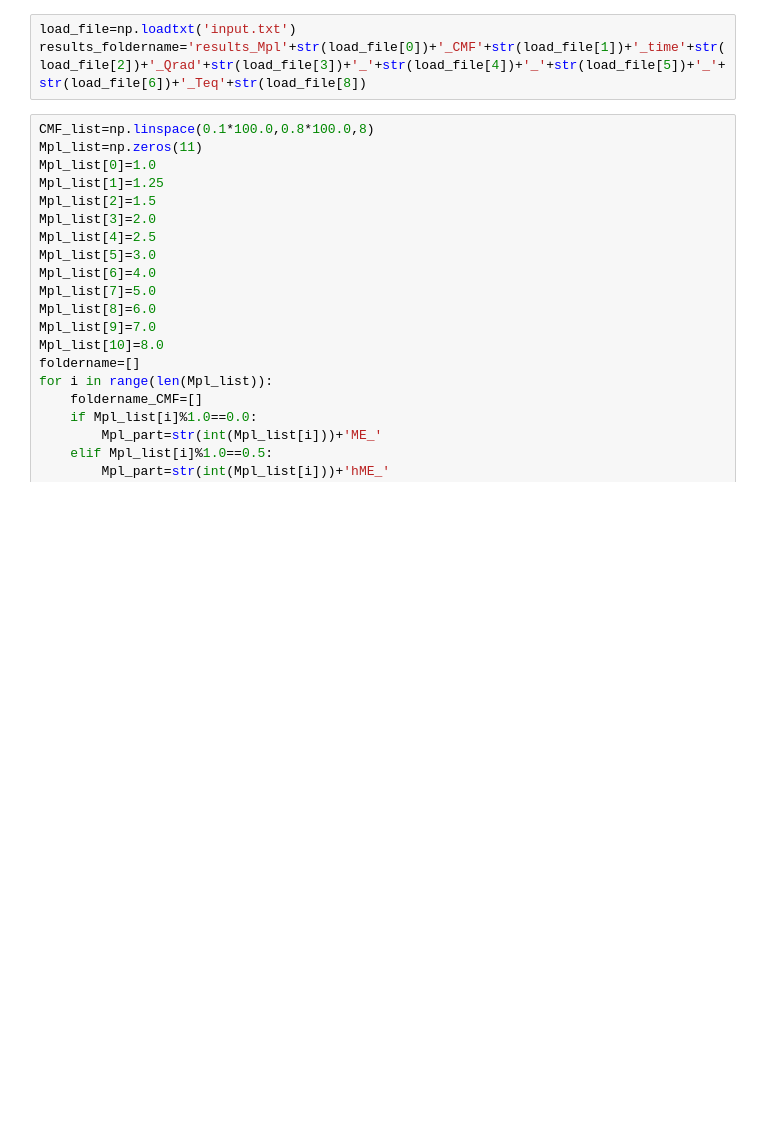
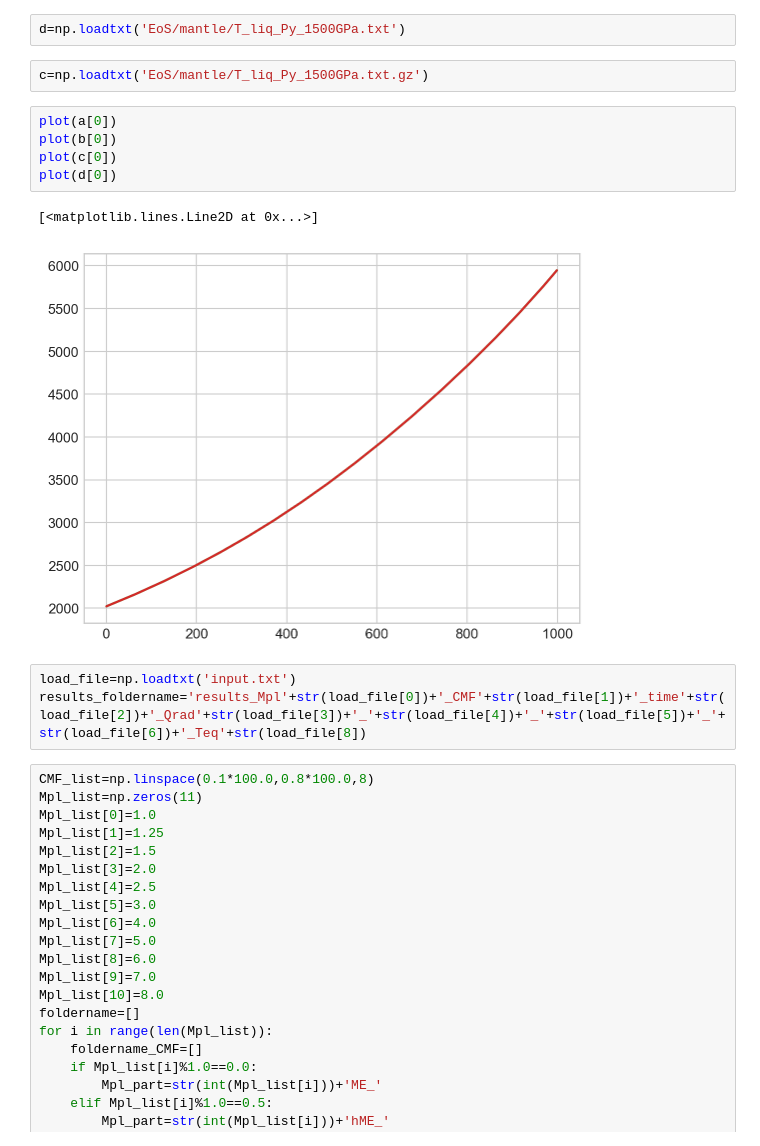
Before and after one commit to zhangjis/CMAPPER_rock, a Jupyter notebook: plot.ipynb, the cells around one changed output. Saved outputs shown, nothing was run; the diff lists cells and outputs as text; blank space fills up the shorter version.

```diff
--- a/plot.ipynb
+++ b/plot.ipynb
@@ -10,3 +12,15 @@ Populating the interactive namespace from numpy and matplotlib
+# %%
+d=np.loadtxt('EoS/mantle/T_liq_Py_1500GPa.txt')
+# %%
+c=np.loadtxt('EoS/mantle/T_liq_Py_1500GPa.txt.gz')
+# %%
+plot(a[0])
+plot(b[0])
+plot(c[0])
+plot(d[0])
+# %% [output]
+[<matplotlib.lines.Line2D at 0x...>]
+[figure, added]
 # %%
 load_file=np.loadtxt('input.txt')
 results_foldername='results_Mpl'+str(load_file[0])+'_CMF'+str(load_file[1])+'_time'+str(load_file[2])+'_Qrad'+str(load_file[3])+'_'+str(load_file[4])+'_'+str(load_file[5])+'_'+str(load_file[6])+'_Teq'+str(load_file[8])
```
Also changed, not shown: parts of 1 cell of this notebook.
